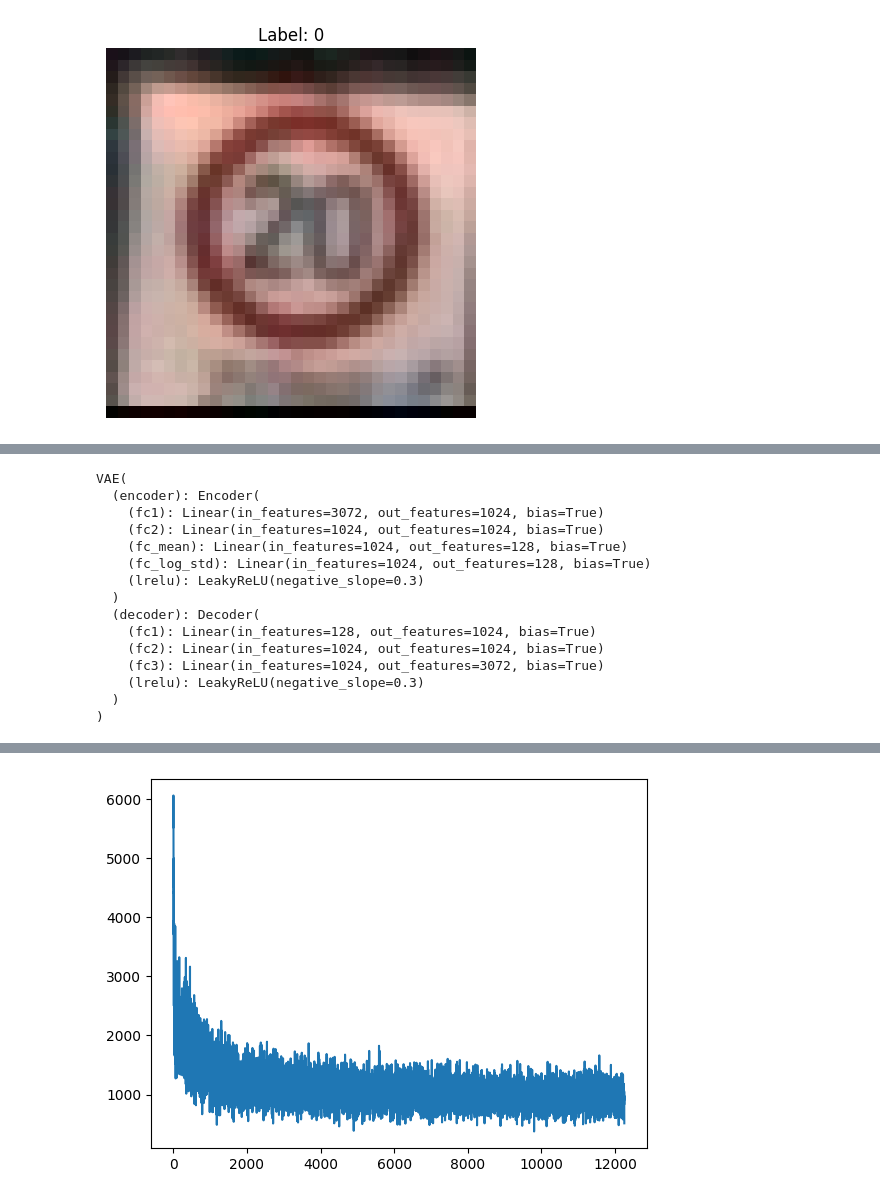
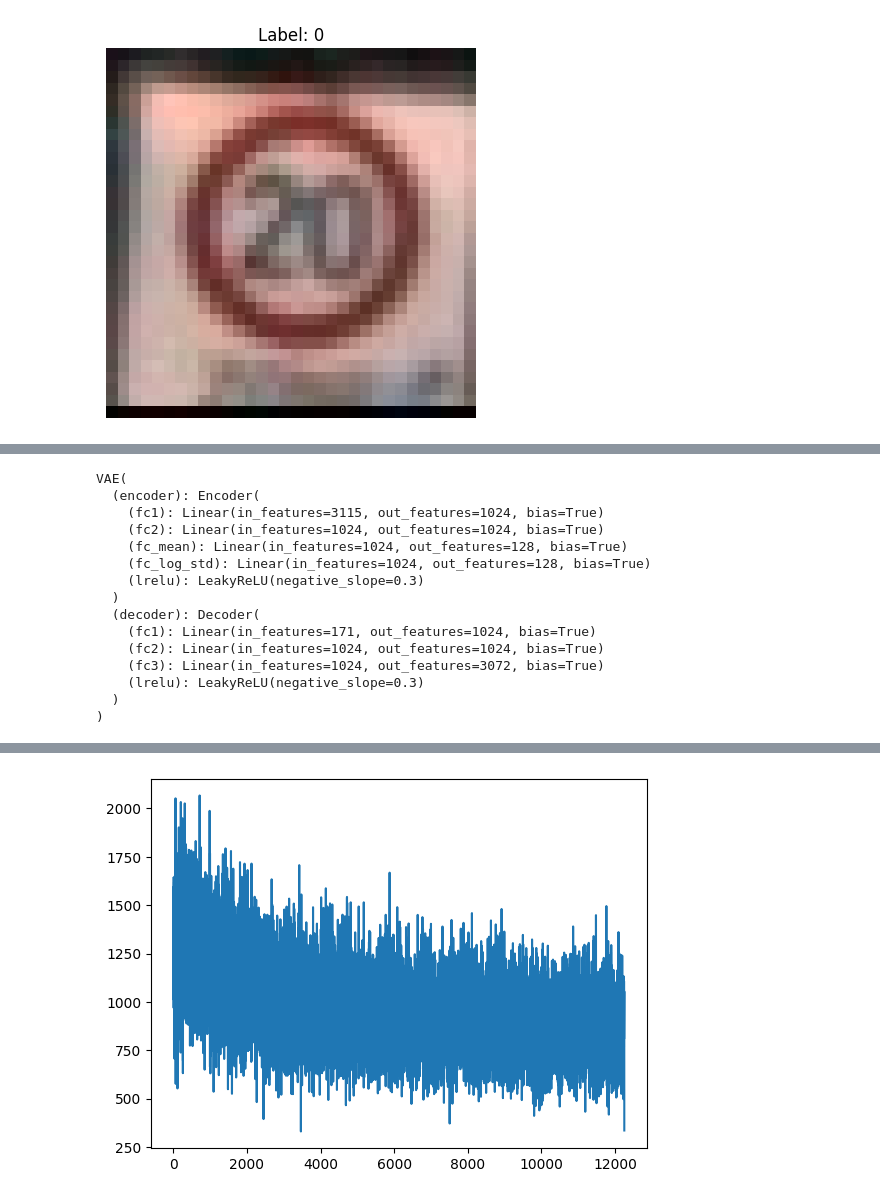
Before and after one commit to szymonsteccc/ssne_26L, a Jupyter notebook: generatywne/rozwiazanie.ipynb, the cells around one changed output, grey strips where cells are left out. Drawn from its saved outputs; the diff is of its cells as text; code cells hidden in the pictures.

```diff
--- a/generatywne/rozwiazanie.ipynb
+++ b/generatywne/rozwiazanie.ipynb
@@ -129,23 +123,24 @@ axs[1].imshow(torchvision.utils.make_grid(noised_x)[0]);
 # %%
-vae = VAE(
+vae_m = vae.VAE(
     input_dim=3 * 32 * 32,
     hidden_dim=1024,
     latent_dim=128,
     output_dim=3 * 32 * 32,
+    condition_size=onehot.shape[0],
 ).to(device)
-optimizer = Adam(vae.parameters(), lr=0.0003)
-vae
+optimizer = Adam(vae_m.parameters(), lr=0.0003)
+vae_m
 # %% [output]
 VAE(
   (encoder): Encoder(
-    (fc1): Linear(in_features=3072, out_features=1024, bias=True)
+    (fc1): Linear(in_features=3115, out_features=1024, bias=True)
     (fc2): Linear(in_features=1024, out_features=1024, bias=True)
     (fc_mean): Linear(in_features=1024, out_features=128, bias=True)
     (fc_log_std): Linear(in_features=1024, out_features=128, bias=True)
     (lrelu): LeakyReLU(negative_slope=0.3)
   )
   (decoder): Decoder(
-    (fc1): Linear(in_features=128, out_features=1024, bias=True)
+    (fc1): Linear(in_features=171, out_features=1024, bias=True)
     (fc2): Linear(in_features=1024, out_features=1024, bias=True)
     (fc3): Linear(in_features=1024, out_features=3072, bias=True)
     (lrelu): LeakyReLU(negative_slope=0.3)
@@ -155,10 +150,11 @@ VAE(
 EPOCHS = 5
 losses = []
 
-train(
-    model=vae,
+utils.train(
+    model=vae_m,
     optimizer=optimizer,
     loader=loader,
+    onehot=onehot,
     overfit_on_single_batch=OVERFIT_ON_FIRST_BATCH,
     epochs=EPOCHS,
     show_every=1,
@@ -177,4 +173,4 @@ plt.show()
-[figure, old version]
+[figure, new version]
 # %%
 save_model(vae, "output/vae_model.pt")
 # %%
```
Also changed, not shown: parts of 13 cells of this notebook.
